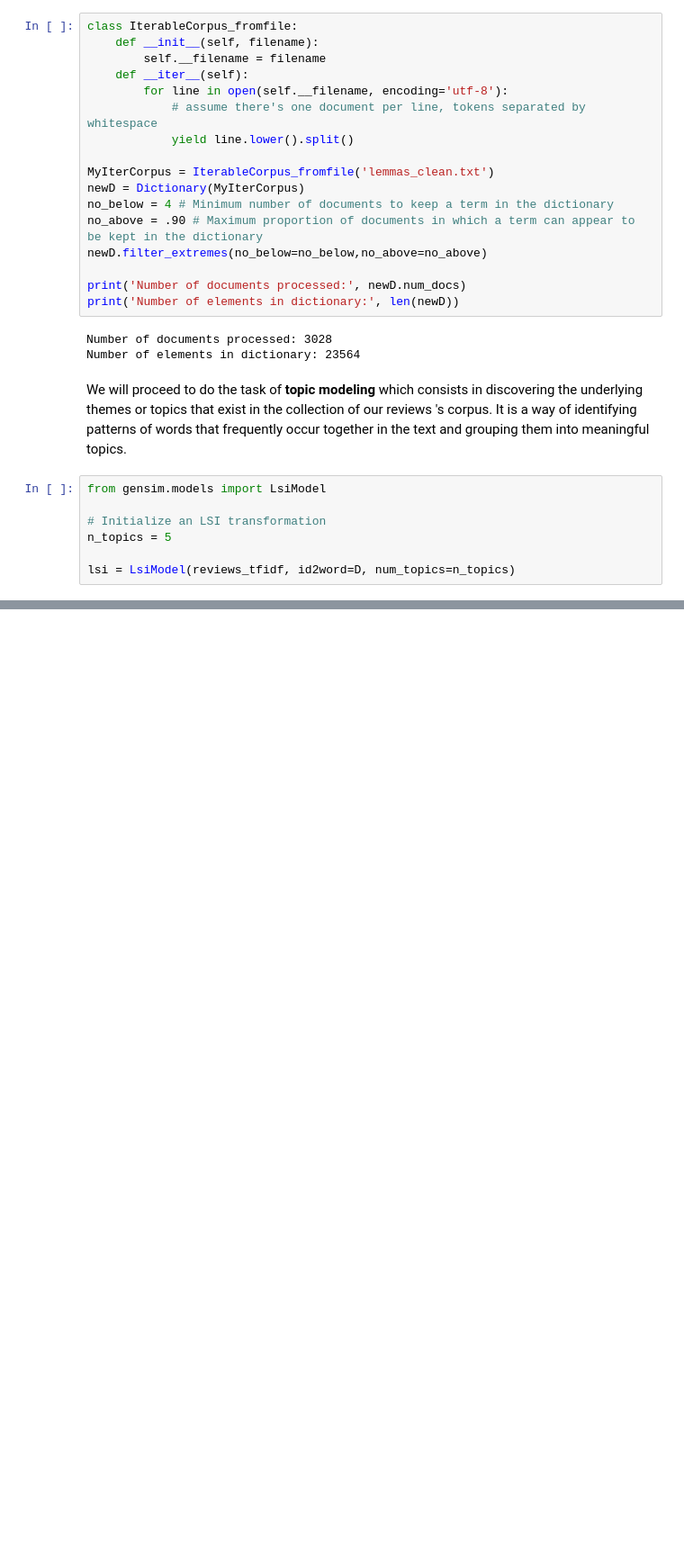
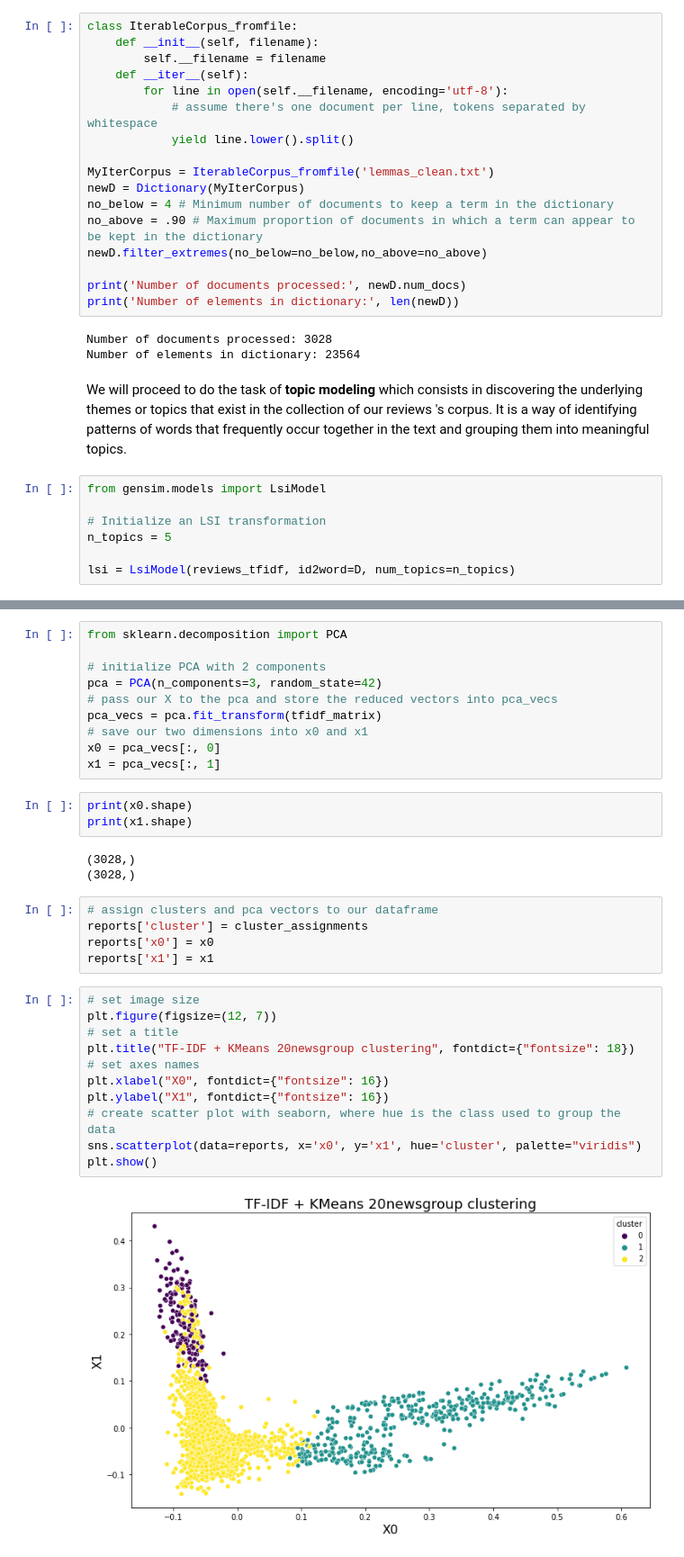
Before and after one commit to oscar-02-5/Taxonomy_Classification_AI_Incidents, a Jupyter notebook: Taxonomies_NLP.ipynb, the cells around one changed output, grey strips where cells are left out. Shown at 90% size. Drawn from its saved outputs; the diff is of its cells as text; blank space fills up the shorter version.

```diff
--- a/Taxonomies_NLP.ipynb
+++ b/Taxonomies_NLP.ipynb
@@ -479,0 +512,34 @@ plt.show()
+# %%
+from sklearn.decomposition import PCA
+
+# initialize PCA with 2 components
+pca = PCA(n_components=3, random_state=42)
+# pass our X to the pca and store the reduced vectors into pca_vecs
+pca_vecs = pca.fit_transform(tfidf_matrix)
+# save our two dimensions into x0 and x1
+x0 = pca_vecs[:, 0]
+x1 = pca_vecs[:, 1]
+# %%
+print(x0.shape)
+print(x1.shape)
+# %% [output]
+(3028,)
+(3028,)
+# %%
+# assign clusters and pca vectors to our dataframe
+reports['cluster'] = cluster_assignments
+reports['x0'] = x0
+reports['x1'] = x1
+# %%
+# set image size
+plt.figure(figsize=(12, 7))
+# set a title
+plt.title("TF-IDF + KMeans 20newsgroup clustering", fontdict={"fontsize": 18})
+# set axes names
+plt.xlabel("X0", fontdict={"fontsize": 16})
+plt.ylabel("X1", fontdict={"fontsize": 16})
+# create scatter plot with seaborn, where hue is the class used to group the data
+sns.scatterplot(data=reports, x='x0', y='x1', hue='cluster', palette="viridis")
+plt.show()
+# %% [output]
+[figure, added]
```
Also changed, not shown: parts of 17 cells of this notebook.
